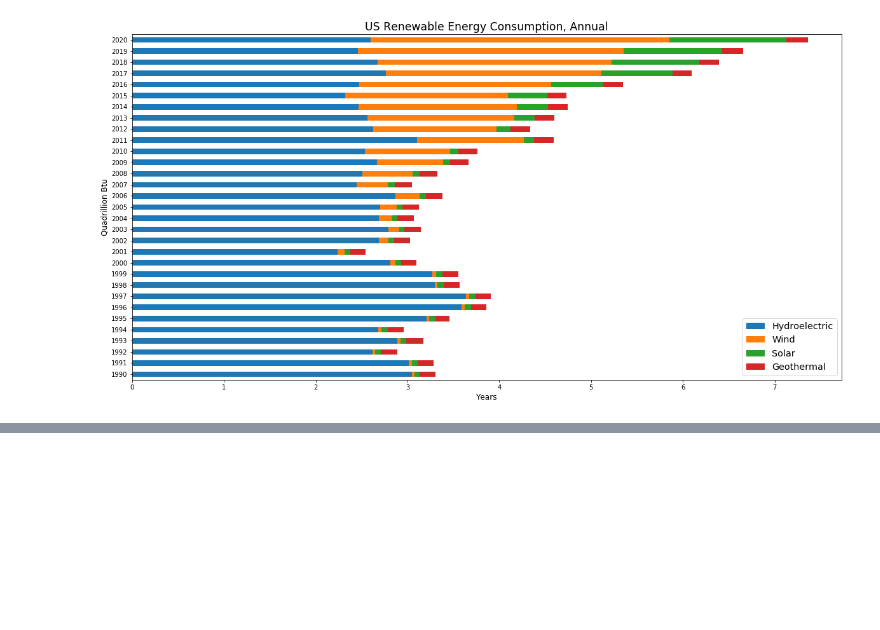
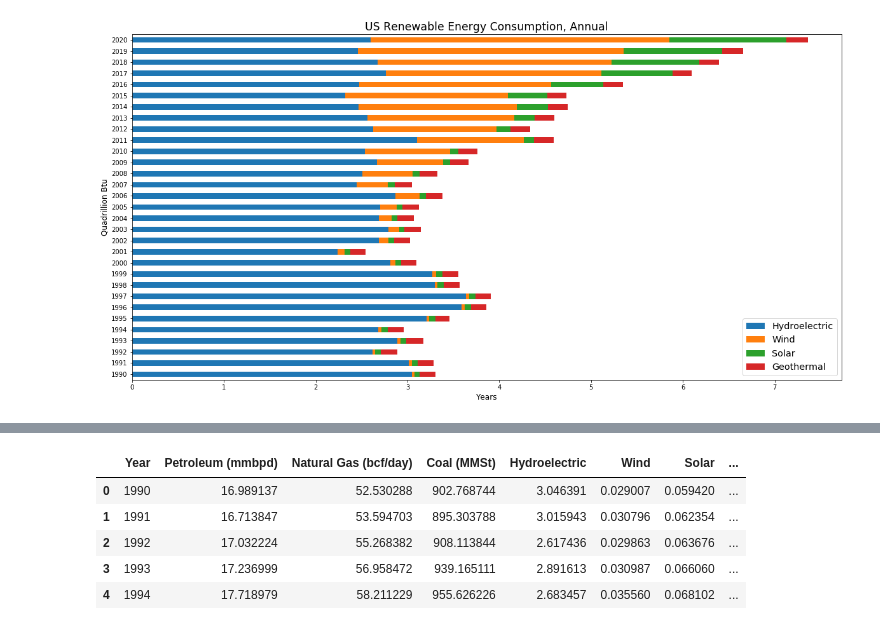
Before and after one commit to us-energy-analysis/Energy-analysis, a Jupyter notebook: USRenewableEConsumption_Btu.ipynb, the cells around one changed output, grey strips where cells are left out. Cells and saved outputs as stored; diff of their text form; code cells hidden in the pictures; blank space fills up the shorter version.

```diff
--- a/USRenewableEConsumption_Btu.ipynb
+++ b/USRenewableEConsumption_Btu.ipynb
@@ -629,3 +634,10 @@ plt.show()
 # look at how energy production affects prices.
 # *Bonus: Analyze total U.S. population over the same period of time.
 # Compare all of our findings together.
+# %%
+# US Consumption Data
+fossilfuel_consumption = "Resources/FossilFuelConsumption.csv"
+renewable_consumption = "Resources/USRenewableConsumption.csv"
+fossilfuel_consumption_df = pd.read_csv(fossilfuel_consumption)
+renewable_consumption_df = pd.read_csv(renewable_consumption)
+renewable_consumption_df.head()
@@ -631,0 +651,10 @@ plt.show()
+# %%
+USconsumption_combined_df=pd.merge(fossilfuel_consumption_df, renewable_consumption_df, on="Year")
+USconsumption_combined_df.head()
+# %% [output]
+|  | Year | Petroleum (mmbpd) | Natural Gas (bcf/day) | Coal (MMSt) | Hydroelectric | Wind | Solar | ... |
+| 0 | 1990 | 16.989137 | 52.530288 | 902.768744 | 3.046391 | 0.029007 | 0.059420 | ... |
+| 1 | 1991 | 16.713847 | 53.594703 | 895.303788 | 3.015943 | 0.030796 | 0.062354 | ... |
+| 2 | 1992 | 17.032224 | 55.268382 | 908.113844 | 2.617436 | 0.029863 | 0.063676 | ... |
+| 3 | 1993 | 17.236999 | 56.958472 | 939.165111 | 2.891613 | 0.030987 | 0.066060 | ... |
+| 4 | 1994 | 17.718979 | 58.211229 | 955.626226 | 2.683457 | 0.035560 | 0.068102 | ... |
```
Also changed, not shown: parts of 4 cells of this notebook.
